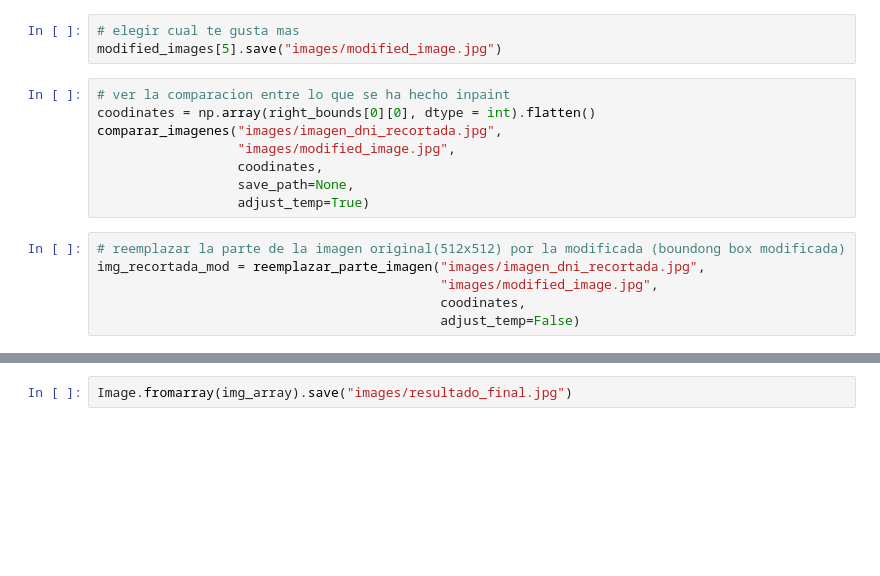
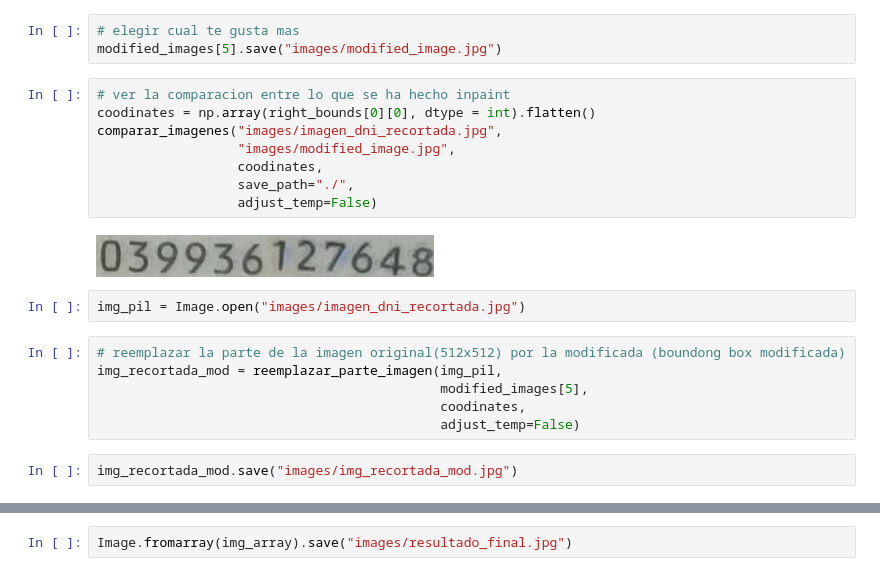
Before and after one commit to PedroOrtix/ID_Inpainter, a Jupyter notebook: notebook.ipynb, the cells around one changed output, grey strips where cells are left out. Cells and saved outputs as stored; diff of their text form; blank space fills up the shorter version.

```diff
--- a/notebook.ipynb
+++ b/notebook.ipynb
@@ -77,14 +122,20 @@ modified_images[5].save("images/modified_image.jpg")
 # %%
 # ver la comparacion entre lo que se ha hecho inpaint
 coodinates = np.array(right_bounds[0][0], dtype = int).flatten()
 comparar_imagenes("images/imagen_dni_recortada.jpg",
                   "images/modified_image.jpg",
                   coodinates,
-                  save_path=None,
-                  adjust_temp=True)
+                  save_path="./",
+                  adjust_temp=False)
+# %% [output]
+[figure, added]
+# %%
+img_pil = Image.open("images/imagen_dni_recortada.jpg")
 # %%
 # reemplazar la parte de la imagen original(512x512) por la modificada (boundong box modificada)
-img_recortada_mod = reemplazar_parte_imagen("images/imagen_dni_recortada.jpg",
-                                            "images/modified_image.jpg",
+img_recortada_mod = reemplazar_parte_imagen(img_pil,
+                                            modified_images[5],
                                             coodinates,
                                             adjust_temp=False)
+# %%
+img_recortada_mod.save("images/img_recortada_mod.jpg")
```
Also changed, not shown: parts of 10 cells of this notebook.
